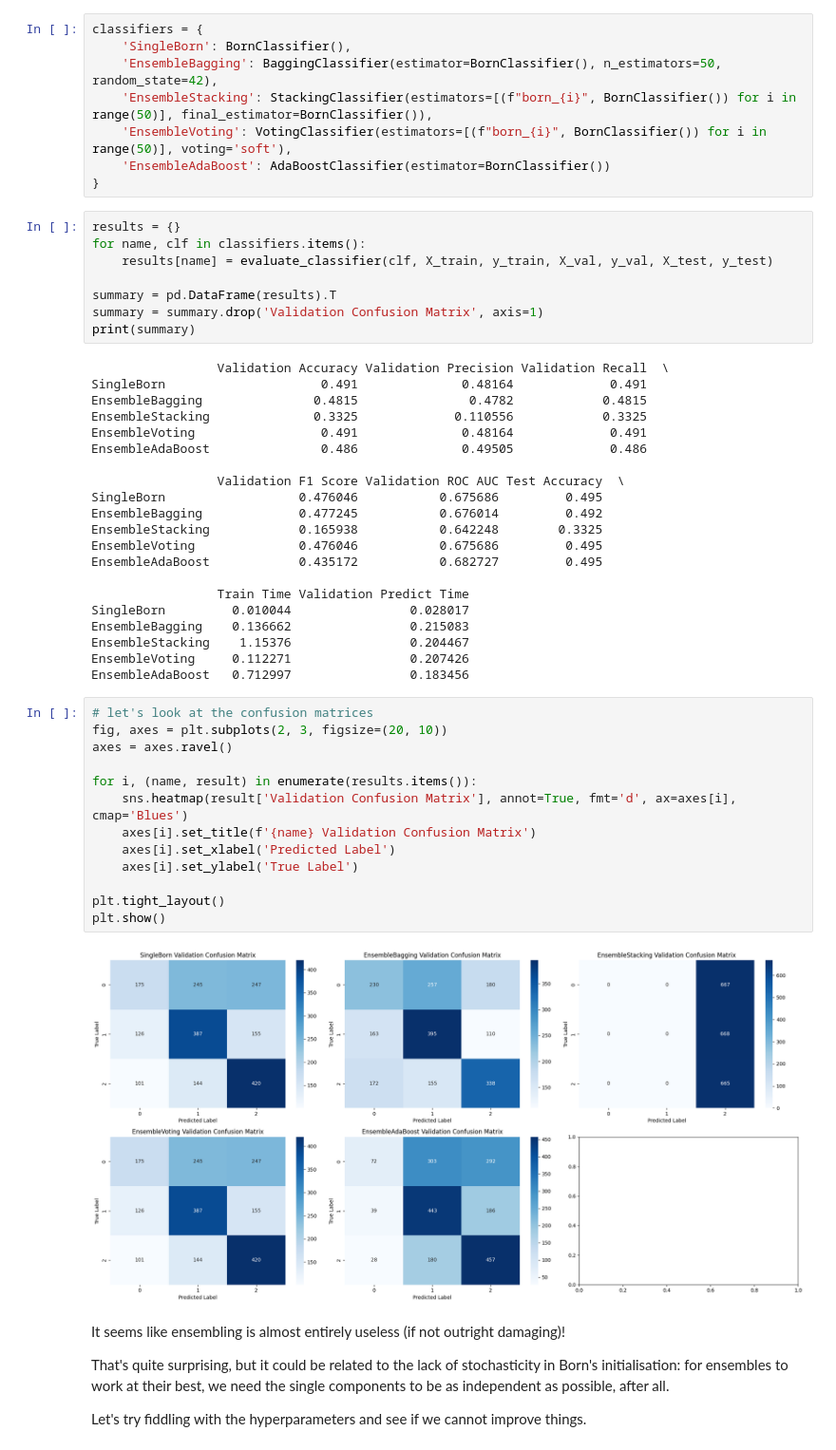
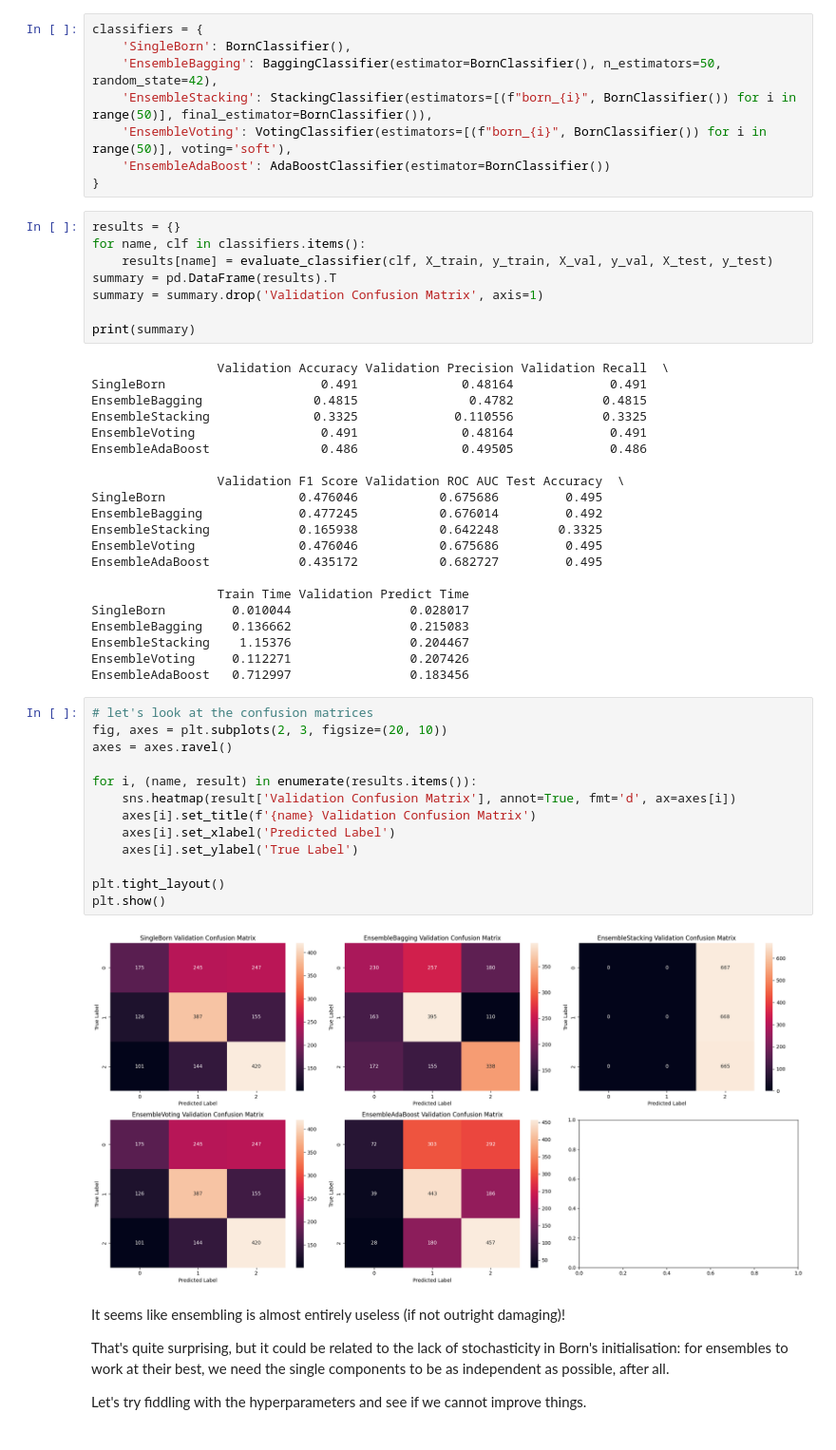
Before and after one commit to de-lachende-cavalier/bored, a Jupyter notebook: born_ensemble.ipynb, the cells around one changed output. Shown at 95% size. Cells and saved outputs as stored; diff of their text form.

```diff
--- a/born_ensemble.ipynb
+++ b/born_ensemble.ipynb
@@ -121,9 +121,9 @@ classifiers = {
 results = {}
 for name, clf in classifiers.items():
     results[name] = evaluate_classifier(clf, X_train, y_train, X_val, y_val, X_test, y_test)
-
 summary = pd.DataFrame(results).T
 summary = summary.drop('Validation Confusion Matrix', axis=1)
+
 print(summary)
 # %% [output]
                  Validation Accuracy Validation Precision Validation Recall  \
@@ -149,18 +149,18 @@ EnsembleAdaBoost   0.712997                0.183456
 # %%
 # let's look at the confusion matrices
 fig, axes = plt.subplots(2, 3, figsize=(20, 10))
 axes = axes.ravel()
 
 for i, (name, result) in enumerate(results.items()):
-    sns.heatmap(result['Validation Confusion Matrix'], annot=True, fmt='d', ax=axes[i], cmap='Blues')
+    sns.heatmap(result['Validation Confusion Matrix'], annot=True, fmt='d', ax=axes[i])
     axes[i].set_title(f'{name} Validation Confusion Matrix')
     axes[i].set_xlabel('Predicted Label')
     axes[i].set_ylabel('True Label')
 
 plt.tight_layout()
 plt.show()
 # %% [output]
-[figure, old version]
+[figure, new version]
 # %% [markdown]
 It seems like ensembling is almost entirely useless (if not outright damaging)!
 
```
Also changed, not shown: parts of 5 cells of this notebook.
